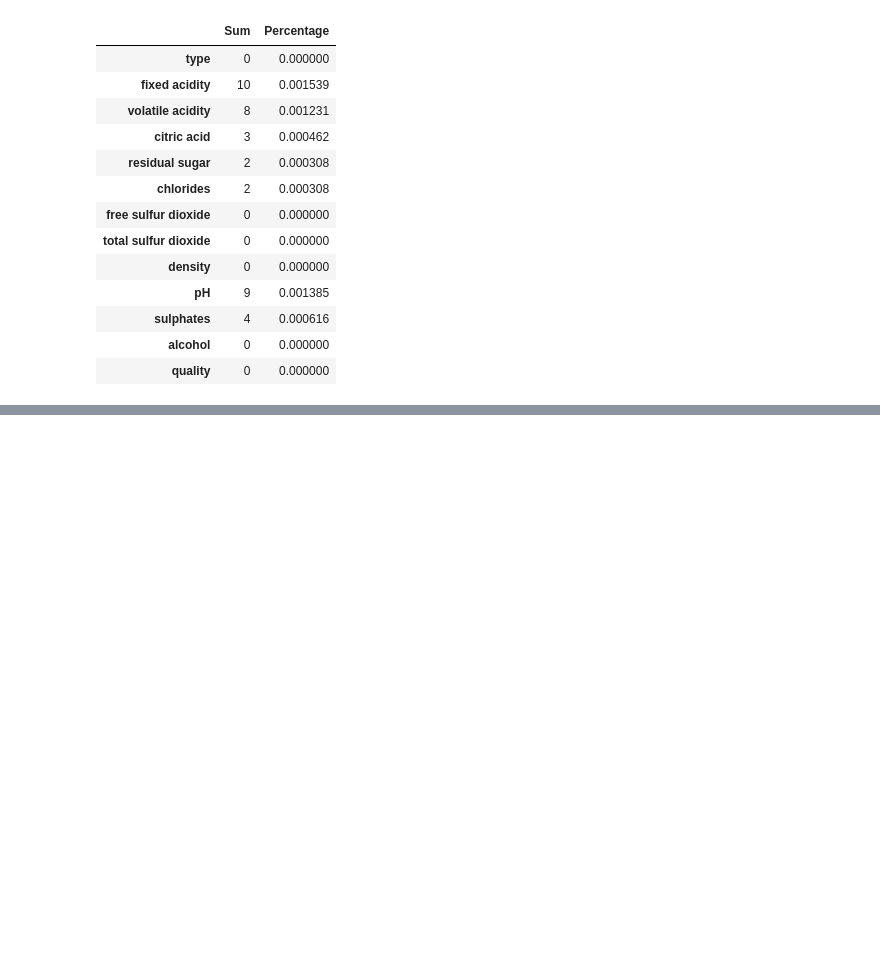
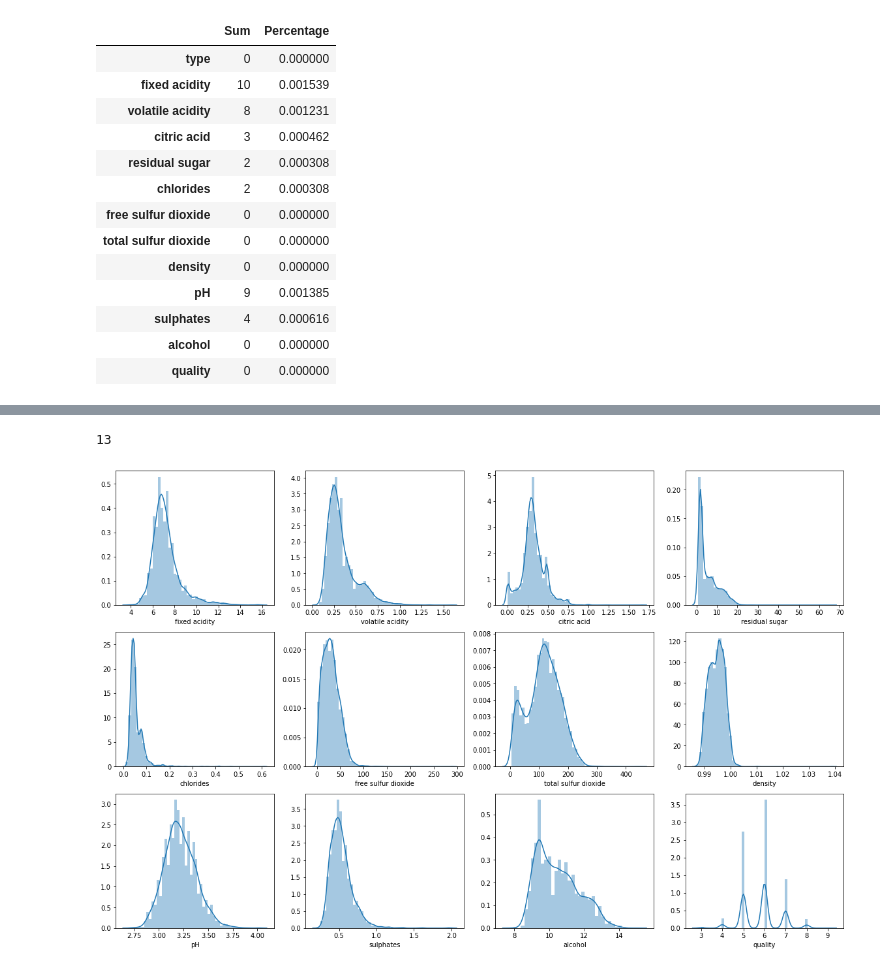
Before and after one commit to sailajak2003/wine-dataset, a Jupyter notebook: wine_dataset.ipynb, the cells around one changed output, grey strips where cells are left out. Cells and saved outputs as stored; diff of their text form; code cells hidden in the pictures; blank space fills up the shorter version.

```diff
--- a/wine_dataset.ipynb
+++ b/wine_dataset.ipynb
@@ -82,3 +82,5 @@ pd.concat([Sum,Percentage], axis =1, keys= ['Sum', 'Percentage'])
 | sulphates | 4 | 0.000616 |
 | alcohol | 0 | 0.000000 |
 | quality | 0 | 0.000000 |
+# %%
+df=df.fillna(df.mean())
@@ -84,0 +104,12 @@ pd.concat([Sum,Percentage], axis =1, keys= ['Sum', 'Percentage'])
+# %%
+len(df.columns)
+# %% [output]
+13
+# %%
+plt.figure(figsize = (20,22))
+
+for i in range(1,13):
+    plt.subplot(5,4,i)
+    sns.distplot(df[df.columns[i]])
+# %% [output]
+[figure, added]
```
Also changed, not shown: parts of 11 cells of this notebook.
